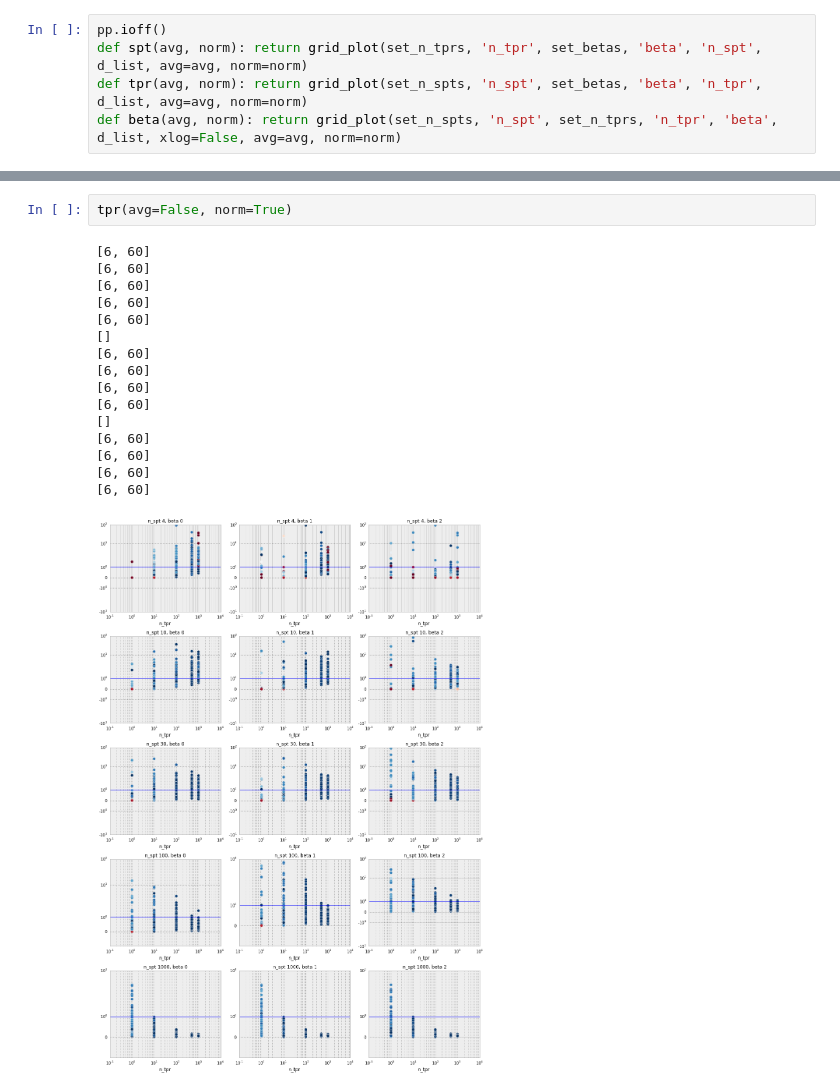
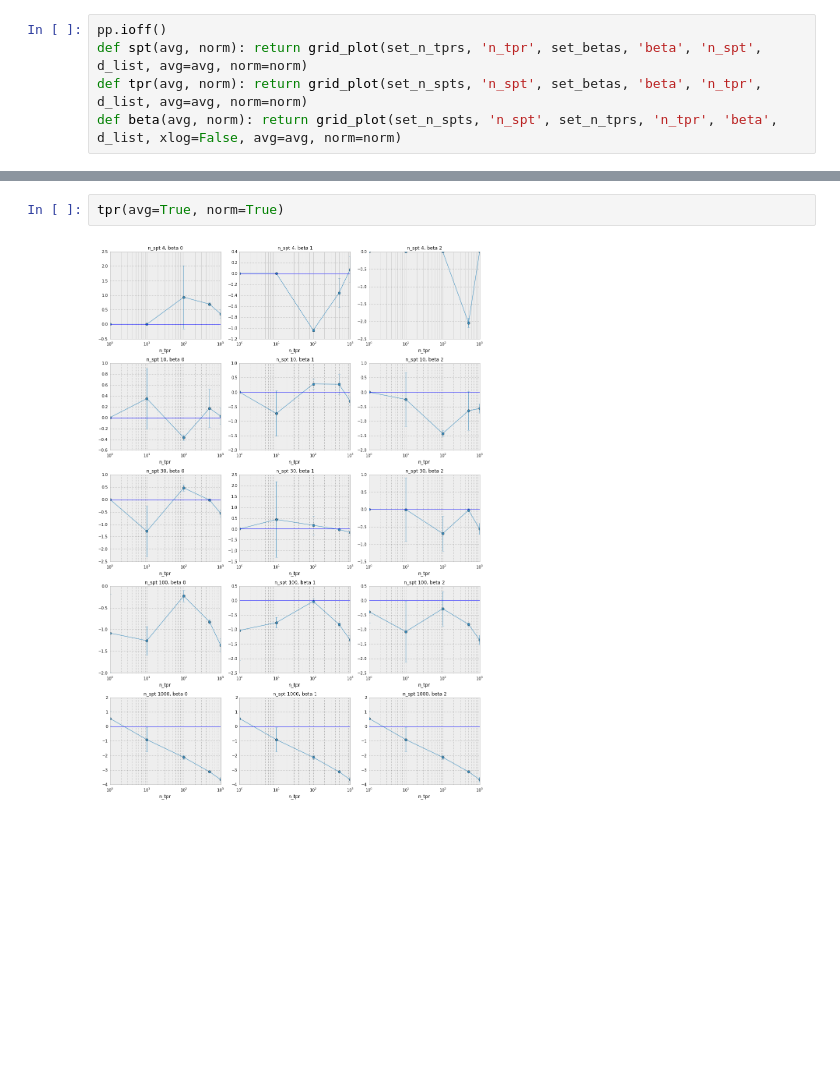
Before and after one commit to mpharrigan/quant-accel, a Jupyter notebook: tmat-accel/analysis2.ipynb, the cells around one changed output, grey strips where cells are left out. Cells and saved outputs as stored; diff of their text form; blank space fills up the shorter version.

```diff
--- a/tmat-accel/analysis2.ipynb
+++ b/tmat-accel/analysis2.ipynb
@@ -135,20 +155,5 @@ spt(avg=True, norm=True)
 # %%
-tpr(avg=False, norm=True)
+tpr(avg=True, norm=True)
 # %% [output]
-[6, 60]
-[6, 60]
-[6, 60]
-[6, 60]
-[6, 60]
-[]
-[6, 60]
-[6, 60]
-[6, 60]
-[6, 60]
-[]
-[6, 60]
-[6, 60]
-[6, 60]
-[6, 60]
-[figure, old version]
+[figure, new version]
 # %%
```
Also changed, not shown: parts of 7 cells of this notebook, 1 other file.
